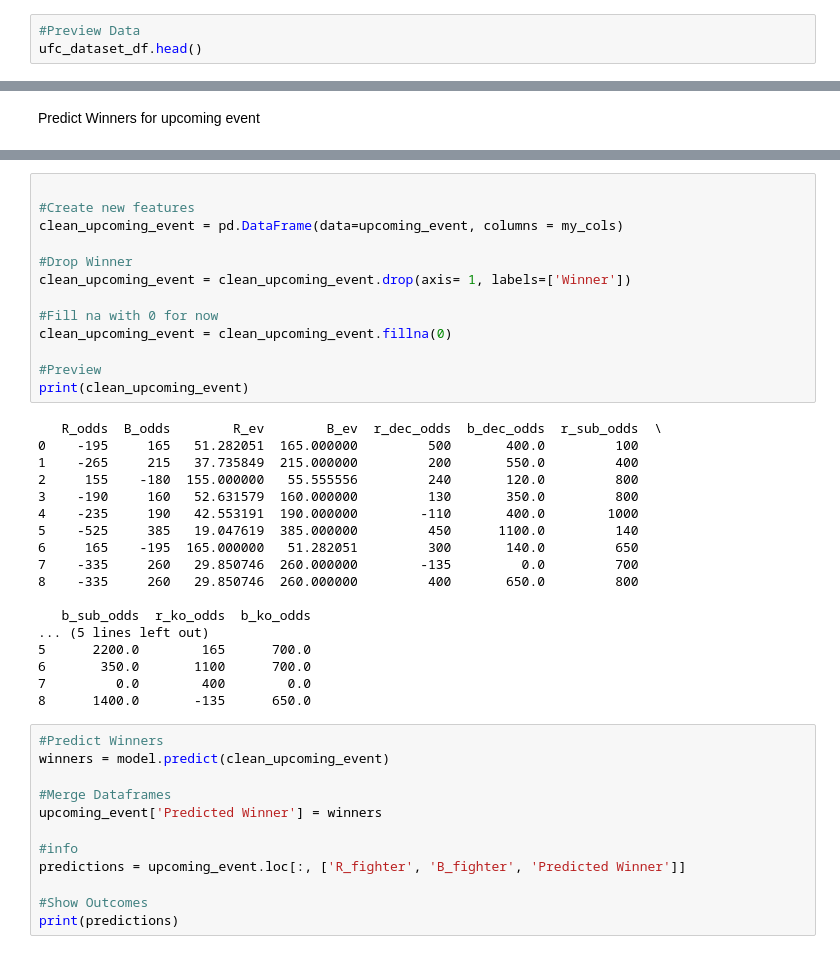
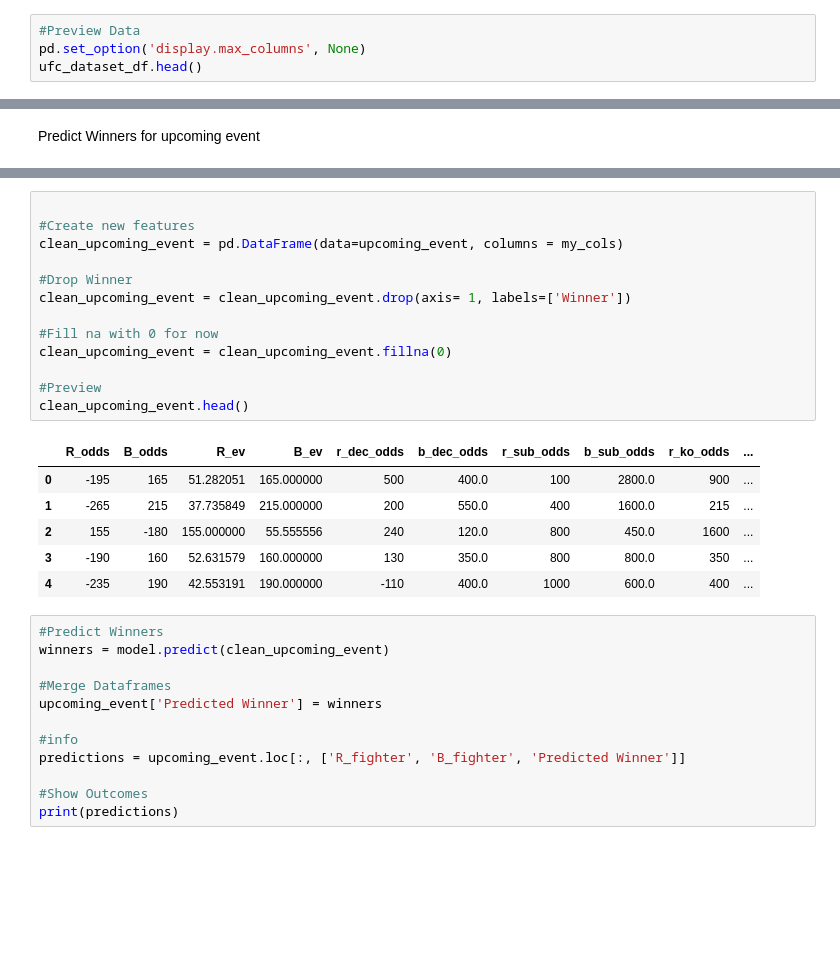
Before and after one commit to donaldkinyafisher/UFC-Fight-Predictor, a Jupyter notebook: eda.ipynb, the cells around one changed output, grey strips where cells are left out. Cells and saved outputs as stored; diff of their text form; blank space fills up the shorter version.

```diff
--- a/eda.ipynb
+++ b/eda.ipynb
@@ -23,5 +31,6 @@ Index(['R_fighter', 'B_fighter', 'R_odds', 'B_odds', 'R_ev', 'B_ev', 'date',
 # %%
 #Preview Data
+pd.set_option('display.max_columns', None)
 ufc_dataset_df.head()
 # %% [output]
 |  | R_fighter | B_fighter | R_odds | B_odds | R_ev | B_ev | date | location | country | Winner | ... |
@@ -120,34 +184,23 @@ upcoming_event.head()
 # %%
 
 #Create new features
 clean_upcoming_event = pd.DataFrame(data=upcoming_event, columns = my_cols)
 
 #Drop Winner
 clean_upcoming_event = clean_upcoming_event.drop(axis= 1, labels=['Winner'])
 
 #Fill na with 0 for now
 clean_upcoming_event = clean_upcoming_event.fillna(0)
 
 #Preview
-print(clean_upcoming_event)
+clean_upcoming_event.head()
 # %% [output]
-   R_odds  B_odds        R_ev        B_ev  r_dec_odds  b_dec_odds  r_sub_odds  \
-0    -195     165   51.282051  165.000000         500       400.0         100
-1    -265     215   37.735849  215.000000         200       550.0         400
-2     155    -180  155.000000   55.555556         240       120.0         800
-3    -190     160   52.631579  160.000000         130       350.0         800
-4    -235     190   42.553191  190.000000        -110       400.0        1000
-5    -525     385   19.047619  385.000000         450      1100.0         140
-6     165    -195  165.000000   51.282051         300       140.0         650
-7    -335     260   29.850746  260.000000        -135         0.0         700
-8    -335     260   29.850746  260.000000         400       650.0         800
-
-   b_sub_odds  r_ko_odds  b_ko_odds
-... (5 lines left out)
-5      2200.0        165      700.0
-6       350.0       1100      700.0
-7         0.0        400        0.0
-8      1400.0       -135      650.0
+|  | R_odds | B_odds | R_ev | B_ev | r_dec_odds | b_dec_odds | r_sub_odds | b_sub_odds | r_ko_odds | ... |
+| 0 | -195 | 165 | 51.282051 | 165.000000 | 500 | 400.0 | 100 | 2800.0 | 900 | ... |
+| 1 | -265 | 215 | 37.735849 | 215.000000 | 200 | 550.0 | 400 | 1600.0 | 215 | ... |
+| 2 | 155 | -180 | 155.000000 | 55.555556 | 240 | 120.0 | 800 | 450.0 | 1600 | ... |
+| 3 | -190 | 160 | 52.631579 | 160.000000 | 130 | 350.0 | 800 | 800.0 | 350 | ... |
+| 4 | -235 | 190 | 42.553191 | 190.000000 | -110 | 400.0 | 1000 | 600.0 | 400 | ... |
 # %%
 #Predict Winners
 winners = model.predict(clean_upcoming_event)
```
Also changed, not shown: parts of 18 cells of this notebook, 1 other file.
